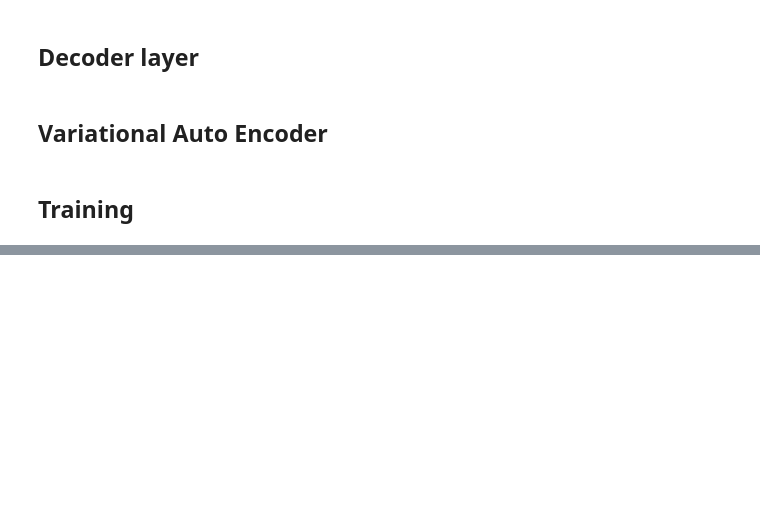
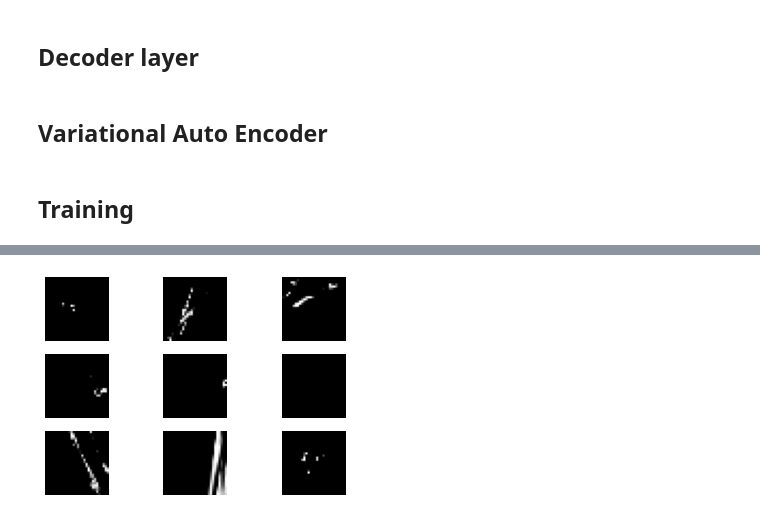
Before and after one commit to chamathabeysinghe/variational_auto_encoder, a Jupyter notebook: STN with ELBO_v2.ipynb, the cells around one changed output, grey strips where cells are left out. Drawn from its saved outputs; the diff is of its cells as text; code cells hidden in the pictures; blank space fills up the shorter version.

```diff
--- a/STN with ELBO_v2.ipynb
+++ b/STN with ELBO_v2.ipynb
@@ -84,22 +119,24 @@ class VariationalAutoEncoder(tf.keras.Model):
   """Combines the encoder and decoder into an end-to-end model for training."""
 
   def __init__(self,
-               original_dim,
+               num_classes,
                intermediate_dim=64,
-               latent_dim=32,
+               latent_dim=6,
                name='autoencoder',
                **kwargs):
     super(VariationalAutoEncoder, self).__init__(name=name, **kwargs)
-    self.original_dim = original_dim
+    self.num_classes = num_classes
     self.encoder = Encoder(latent_dim=latent_dim,
                            intermediate_dim=intermediate_dim)
-    self.decoder = Decoder(original_dim, intermediate_dim=intermediate_dim)
+    self.stn = BilinearInterpolation((30, 30), name='stn_layer')
+    self.decoder = Decoder(num_classes, intermediate_dim=intermediate_dim)
 
   def call(self, inputs):
-    z_mean, z_log_var, z = self.encoder(inputs)
-    reconstructed = self.decoder(z)
+    z_mean, z_log_var, z_where = self.encoder(inputs)
+    transformed_image = self.stn([inputs, z_where])
+    classification = self.decoder(transformed_image)
     # Add KL divergence regularization loss.
     kl_loss = - 0.5 * tf.reduce_mean(
         z_log_var - tf.square(z_mean) - tf.exp(z_log_var) + 1)
     self.add_loss(kl_loss)
-    return reconstructed
+    return classification, transformed_image, [z_mean, z_log_var, z_where]
@@ -138 +143,4 @@ model.add_loss(kl_loss)
+# %%
+num_classes = 10
+vae = VariationalAutoEncoder(num_classes, 64, 6)
 # %%
@@ -151,0 +214,2 @@ STN_function = tf.keras.backend.function([input_image], [output_STN])
+# %%
+result = vae(x_train[20:30])
@@ -154,0 +226,4 @@ plot_mnist_grid(x_train[20:30], STN_function)
+# %%
+plot_mnist_grid(result[1])
+# %% [output]
+[figure, added]
```
Also changed, not shown: parts of 15 cells of this notebook, 19 other files.
